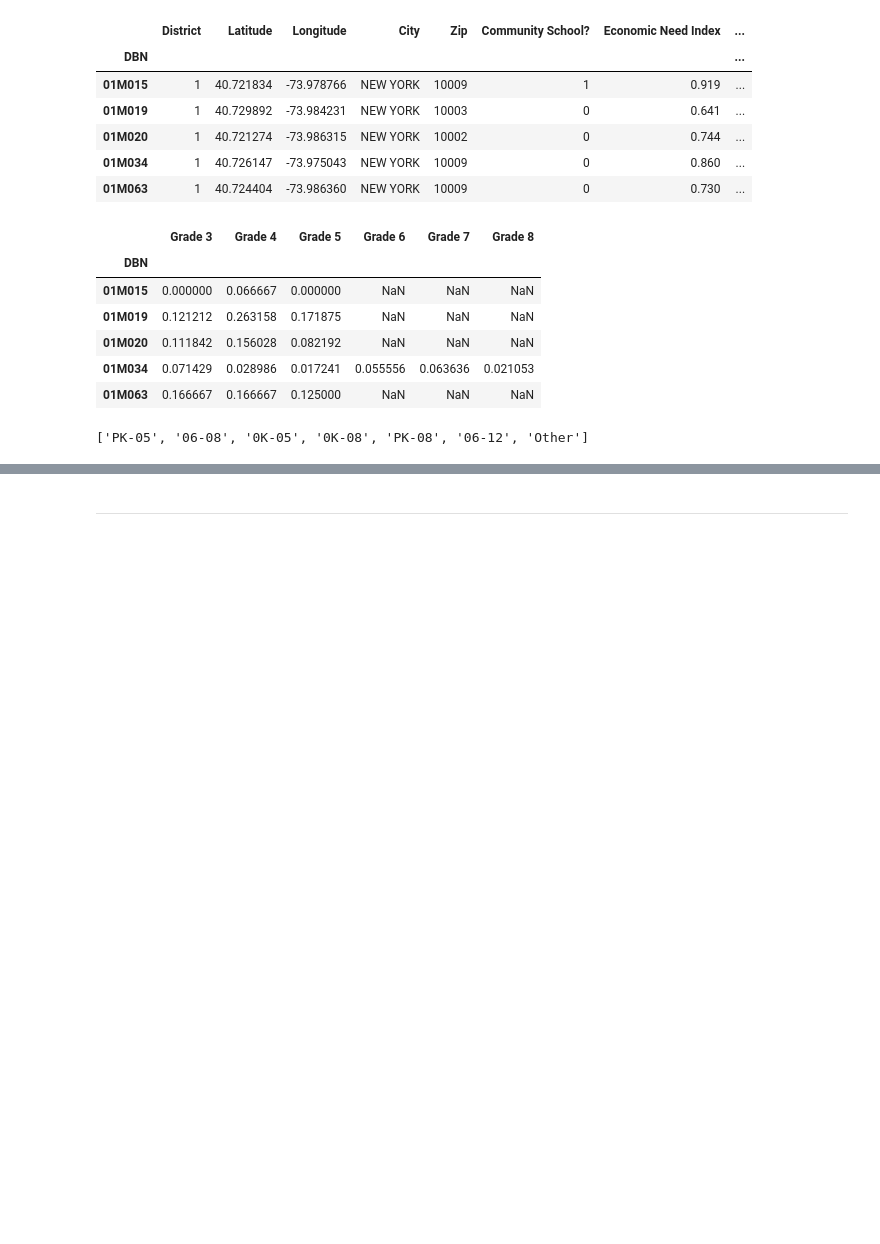
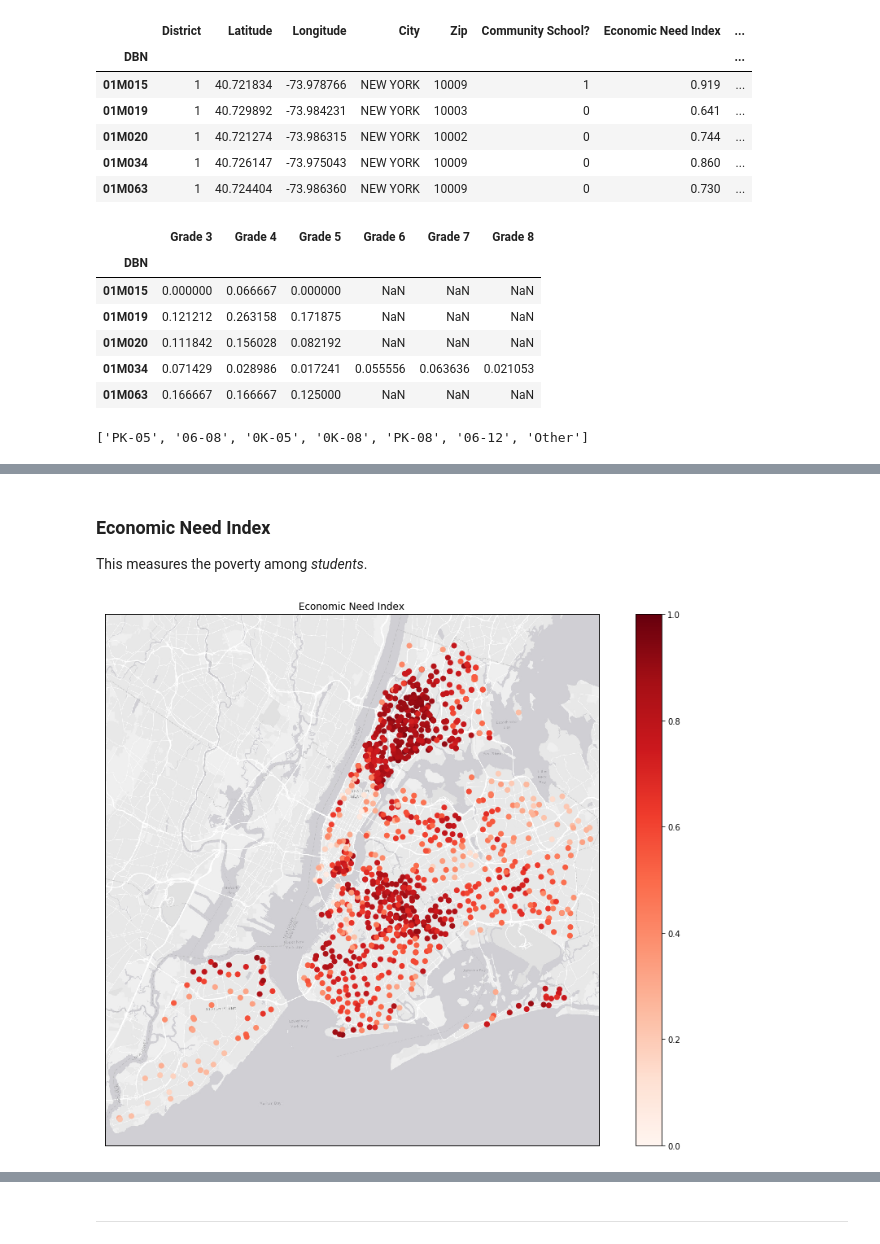
Before and after one commit to araraonline/kag-passnyc, a Jupyter notebook: notebooks/kernel-groups-of-schools.ipynb, the cells around one changed output, grey strips where cells are left out. Cells and saved outputs as stored; diff of their text form; code cells hidden in the pictures; blank space fills up the shorter version.

```diff
--- a/notebooks/kernel-groups-of-schools.ipynb
+++ b/notebooks/kernel-groups-of-schools.ipynb
@@ -423,0 +439,8 @@ def plot_clusters(clusters, data):
+# %% [markdown]
+### Economic Need Index
+
+This measures the poverty among *students*.
+# %%
+plot_continuous_map(df['Economic Need Index'], df, vmin=0, vmax=1, cmap='Reds')
+# %% [output]
+[figure, added]
```
Also changed, not shown: parts of 28 cells of this notebook, 1 other file.
